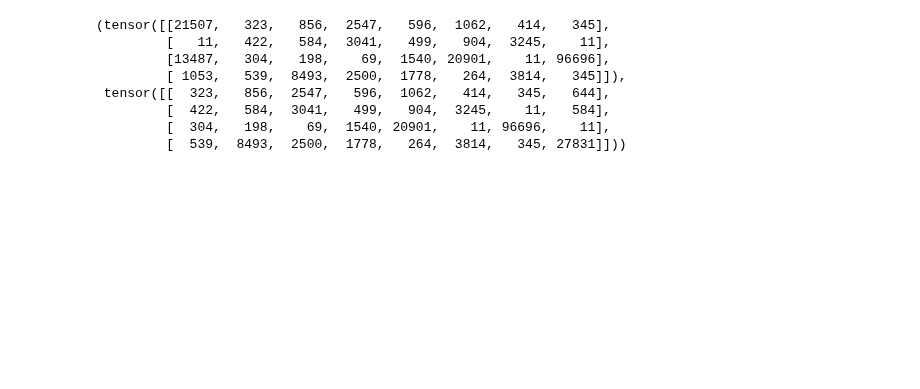
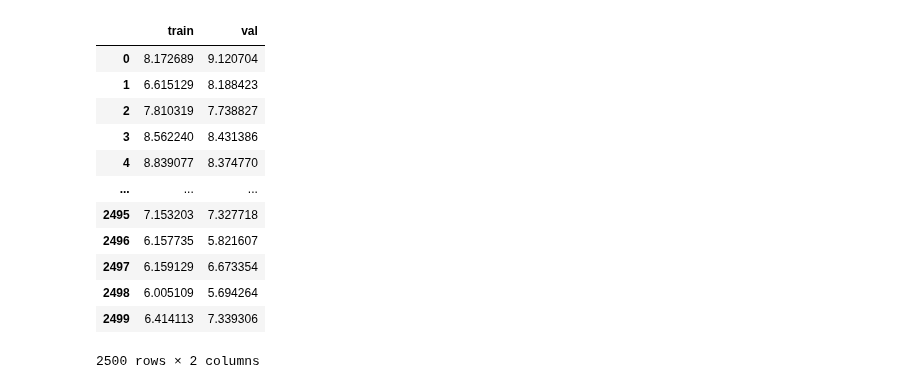
Before and after one commit to ralphrecto/labs, a Jupyter notebook: nanogpt.ipynb, the cells around one changed output. Cells and saved outputs as stored; diff of their text form; code cells hidden in the pictures; blank space fills up the shorter version.

```diff
--- a/nanogpt.ipynb
+++ b/nanogpt.ipynb
@@ -28,14 +37,3 @@ def get_batch(split):
     y = torch.stack([data[i+1:i+context_len+1] for i in batch_ind])
 
     return x, y
-# %%
-get_batch("train")
-# %% [output]
-(tensor([[21507,   323,   856,  2547,   596,  1062,   414,   345],
-         [   11,   422,   584,  3041,   499,   904,  3245,    11],
-         [13487,   304,   198,    69,  1540, 20901,    11, 96696],
-         [ 1053,   539,  8493,  2500,  1778,   264,  3814,   345]]),
- tensor([[  323,   856,  2547,   596,  1062,   414,   345,   644],
-         [  422,   584,  3041,   499,   904,  3245,    11,   584],
-         [  304,   198,    69,  1540, 20901,    11, 96696,    11],
-         [  539,  8493,  2500,  1778,   264,  3814,   345, 27831]]))
@@ -41,0 +99,16 @@ get_batch("train")
+# %%
+loss_df
+# %% [output]
+|  | train | val |
+| 0 | 8.172689 | 9.120704 |
+| 1 | 6.615129 | 8.188423 |
+| 2 | 7.810319 | 7.738827 |
+| 3 | 8.562240 | 8.431386 |
+| 4 | 8.839077 | 8.374770 |
+| ... | ... | ... |
+| 2495 | 7.153203 | 7.327718 |
+| 2496 | 6.157735 | 5.821607 |
+| 2497 | 6.159129 | 6.673354 |
+| 2498 | 6.005109 | 5.694264 |
+| 2499 | 6.414113 | 7.339306 |
+2500 rows × 2 columns
```
Also changed, not shown: parts of 12 cells of this notebook.
